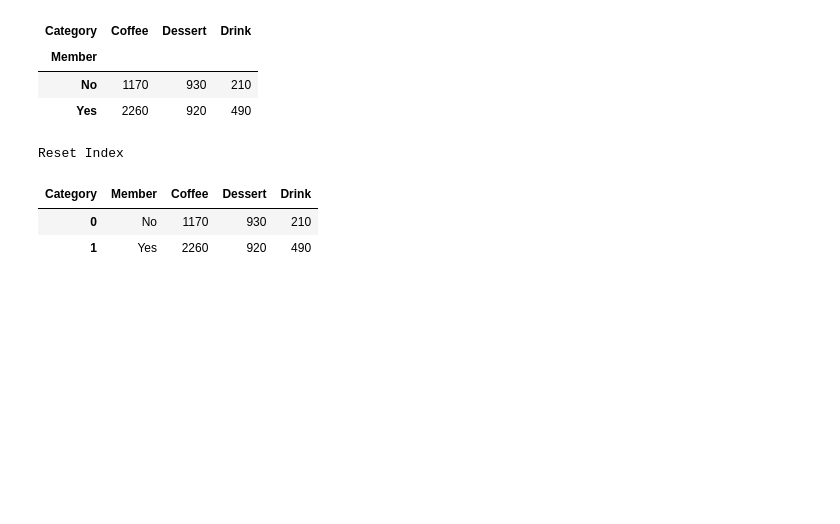
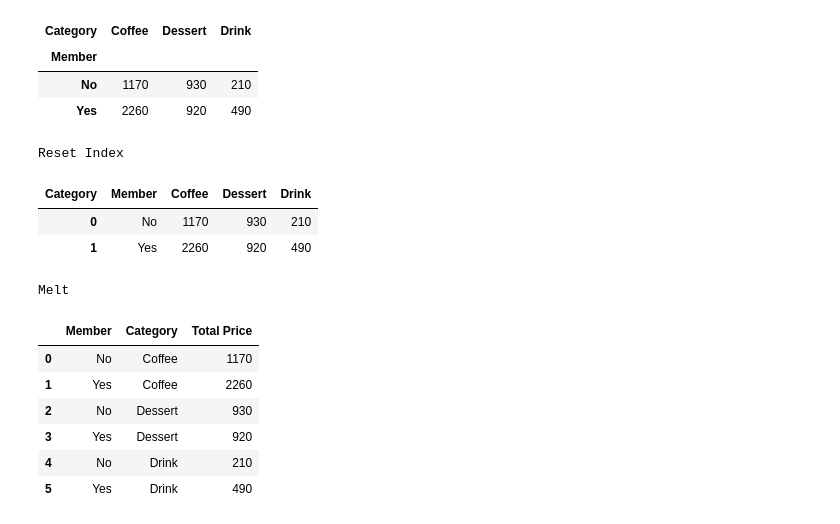
Before and after one commit to kk910925/Data-Analysis, a Jupyter notebook: Coffee_Shop.ipynb, the cells around one changed output. Cells and saved outputs as stored; diff of their text form; code cells hidden in the pictures; blank space fills up the shorter version.

```diff
--- a/Coffee_Shop.ipynb
+++ b/Coffee_Shop.ipynb
@@ -217,3 +217,16 @@ Reset Index
 | Category | Member | Coffee | Dessert | Drink |
 | 0 | No | 1170 | 930 | 210 |
 | 1 | Yes | 2260 | 920 | 490 |
+# %%
+print('Melt')
+member_category_price_melted = member_category_price_melted.melt('Member', var_name='Category', value_name='Total Price')
+display(member_category_price_melted_melt)
+# %% [output]
+Melt
+|  | Member | Category | Total Price |
+| 0 | No | Coffee | 1170 |
+| 1 | Yes | Coffee | 2260 |
+| 2 | No | Dessert | 930 |
+| 3 | Yes | Dessert | 920 |
+| 4 | No | Drink | 210 |
+| 5 | Yes | Drink | 490 |
```
Also changed, not shown: parts of 5 cells of this notebook.
